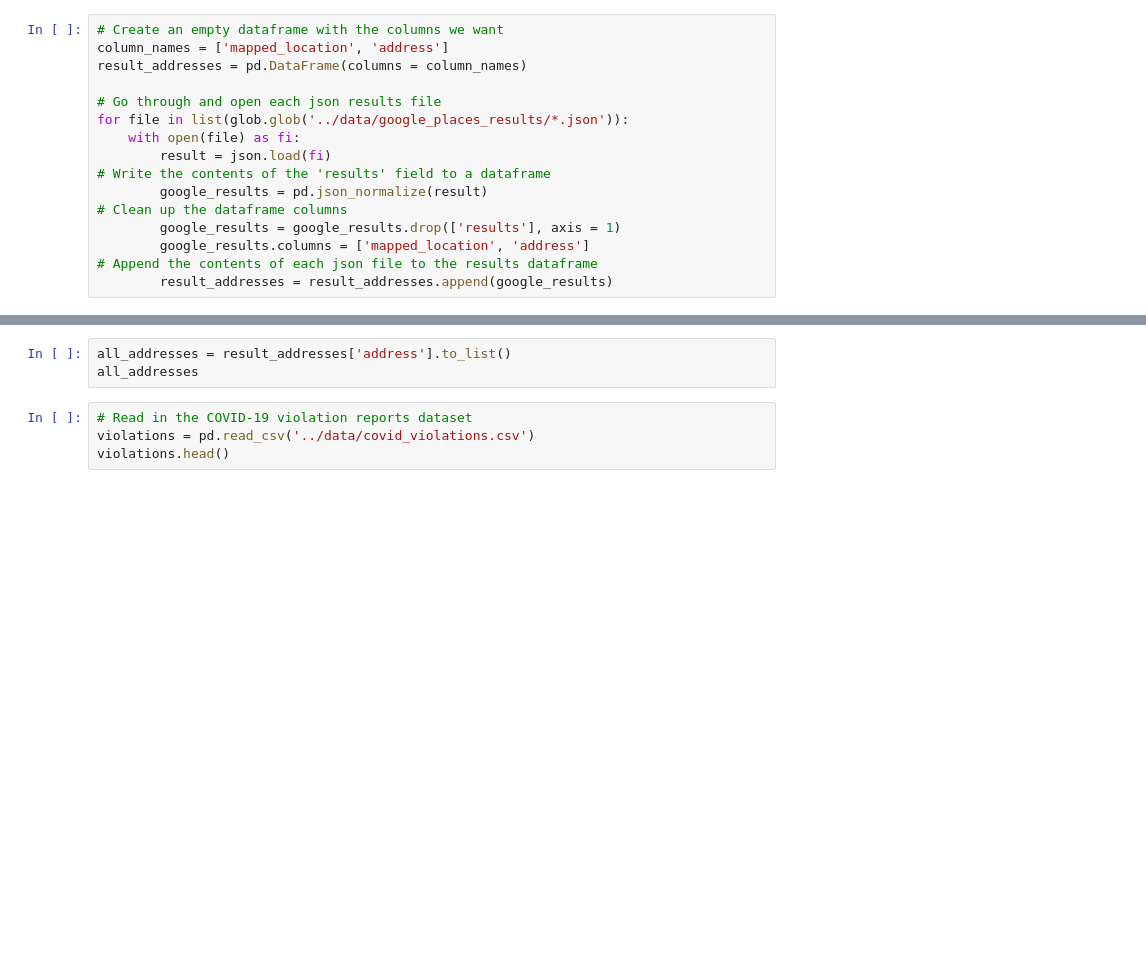
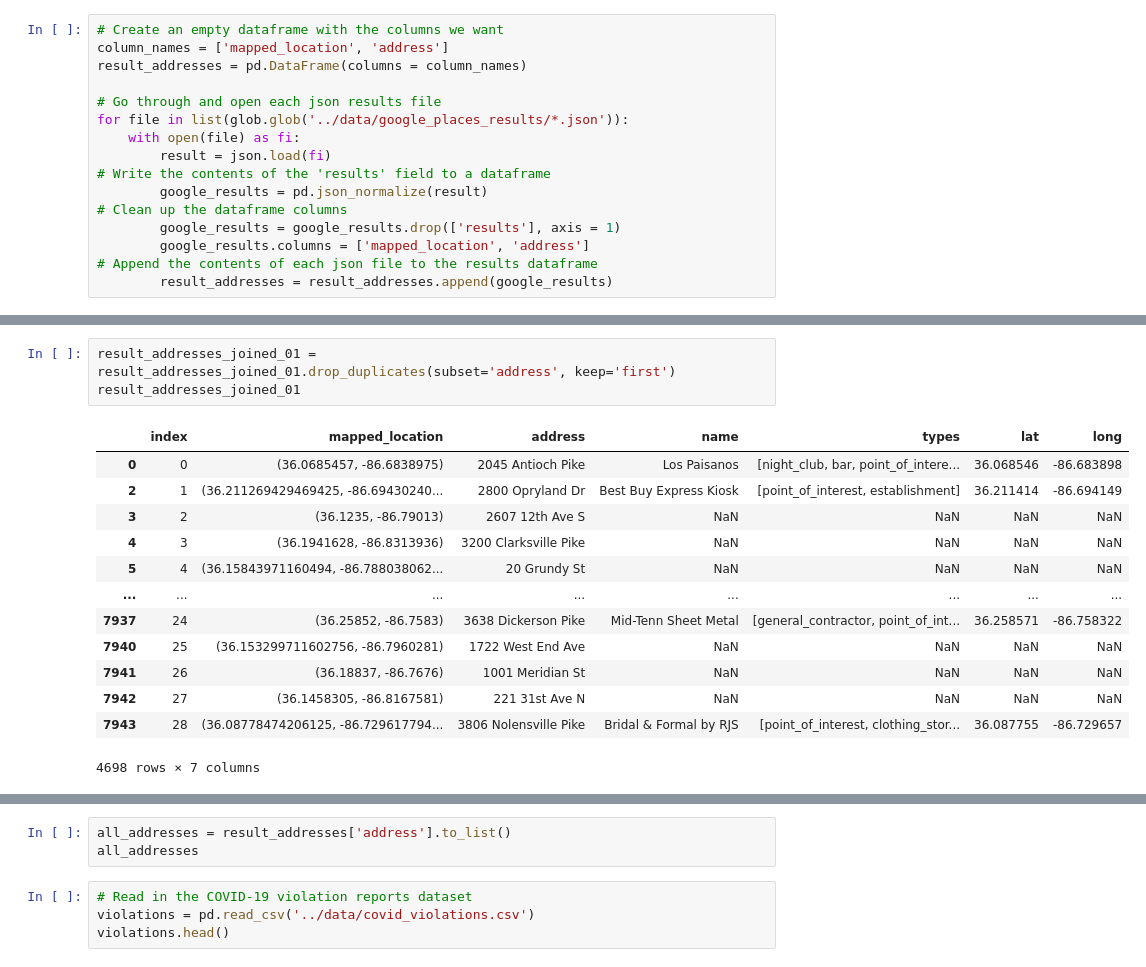
Before and after one commit to nss-data-science-cohort-4/dq4-covid-nashville-coded-19, a Jupyter notebook: notebooks/pt04_matching_google_business_names.ipynb, the cells around one changed output, grey strips where cells are left out. Saved outputs shown, nothing was run; the diff lists cells and outputs as text; blank space fills up the shorter version.

```diff
--- a/notebooks/pt04_matching_google_business_names.ipynb
+++ b/notebooks/pt04_matching_google_business_names.ipynb
@@ -86,0 +200,17 @@ result_addresses['index'].isin(index_list)
+# %%
+result_addresses_joined_01 = result_addresses_joined_01.drop_duplicates(subset='address', keep='first')
+result_addresses_joined_01
+# %% [output]
+|  | index | mapped_location | address | name | types | lat | long |
+| 0 | 0 | (36.0685457, -86.6838975) | 2045 Antioch Pike | Los Paisanos | [night_club, bar, point_of_intere... | 36.068546 | -86.683898 |
+| 2 | 1 | (36.211269429469425, -86.69430240... | 2800 Opryland Dr | Best Buy Express Kiosk | [point_of_interest, establishment] | 36.211414 | -86.694149 |
+| 3 | 2 | (36.1235, -86.79013) | 2607 12th Ave S | NaN | NaN | NaN | NaN |
+| 4 | 3 | (36.1941628, -86.8313936) | 3200 Clarksville Pike | NaN | NaN | NaN | NaN |
+| 5 | 4 | (36.15843971160494, -86.788038062... | 20 Grundy St | NaN | NaN | NaN | NaN |
+| ... | ... | ... | ... | ... | ... | ... | ... |
+| 7937 | 24 | (36.25852, -86.7583) | 3638 Dickerson Pike | Mid-Tenn Sheet Metal | [general_contractor, point_of_int... | 36.258571 | -86.758322 |
+| 7940 | 25 | (36.153299711602756, -86.7960281) | 1722 West End Ave | NaN | NaN | NaN | NaN |
+| 7941 | 26 | (36.18837, -86.7676) | 1001 Meridian St | NaN | NaN | NaN | NaN |
+| 7942 | 27 | (36.1458305, -86.8167581) | 221 31st Ave N | NaN | NaN | NaN | NaN |
+| 7943 | 28 | (36.08778474206125, -86.729617794... | 3806 Nolensville Pike | Bridal & Formal by RJS | [point_of_interest, clothing_stor... | 36.087755 | -86.729657 |
+4698 rows × 7 columns
```
Also changed, not shown: parts of 32 cells of this notebook, 2 other files.
